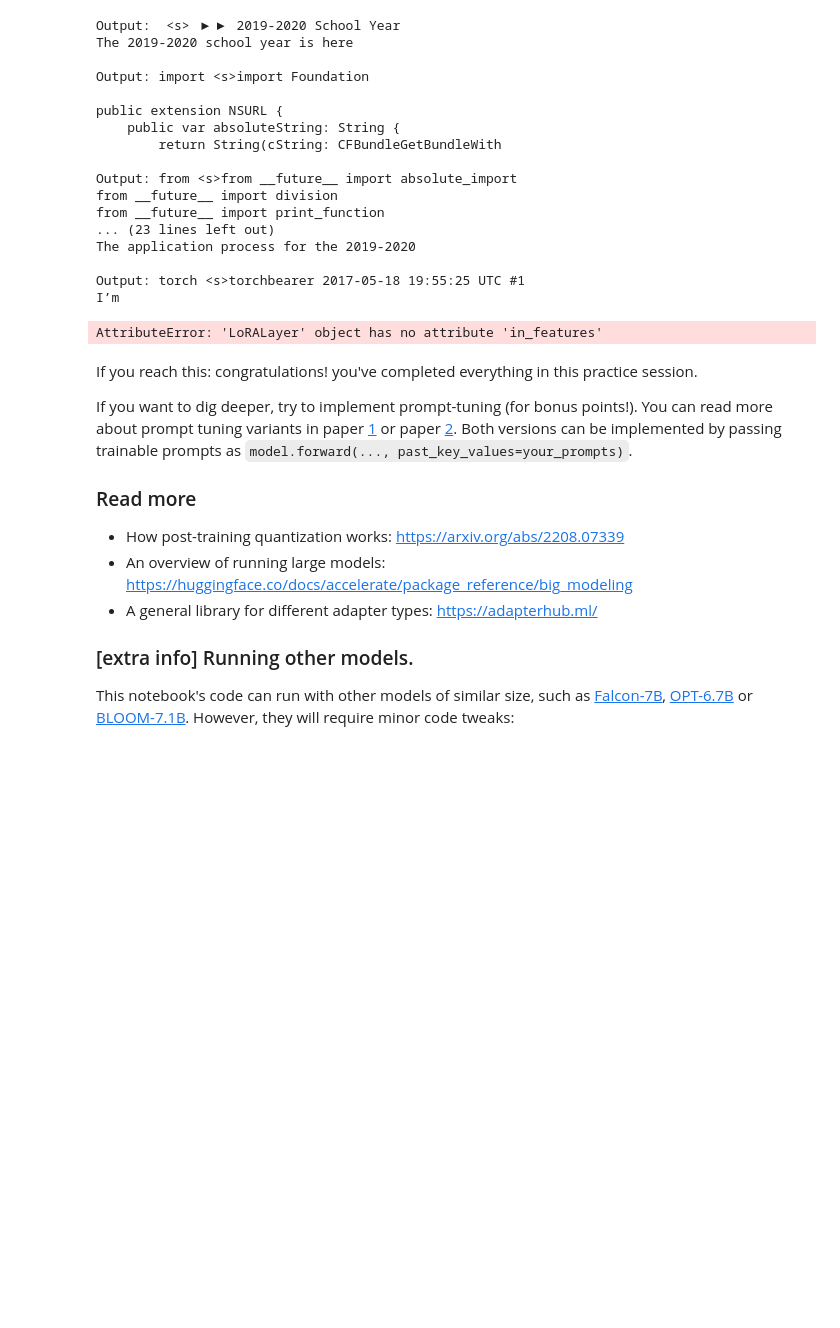
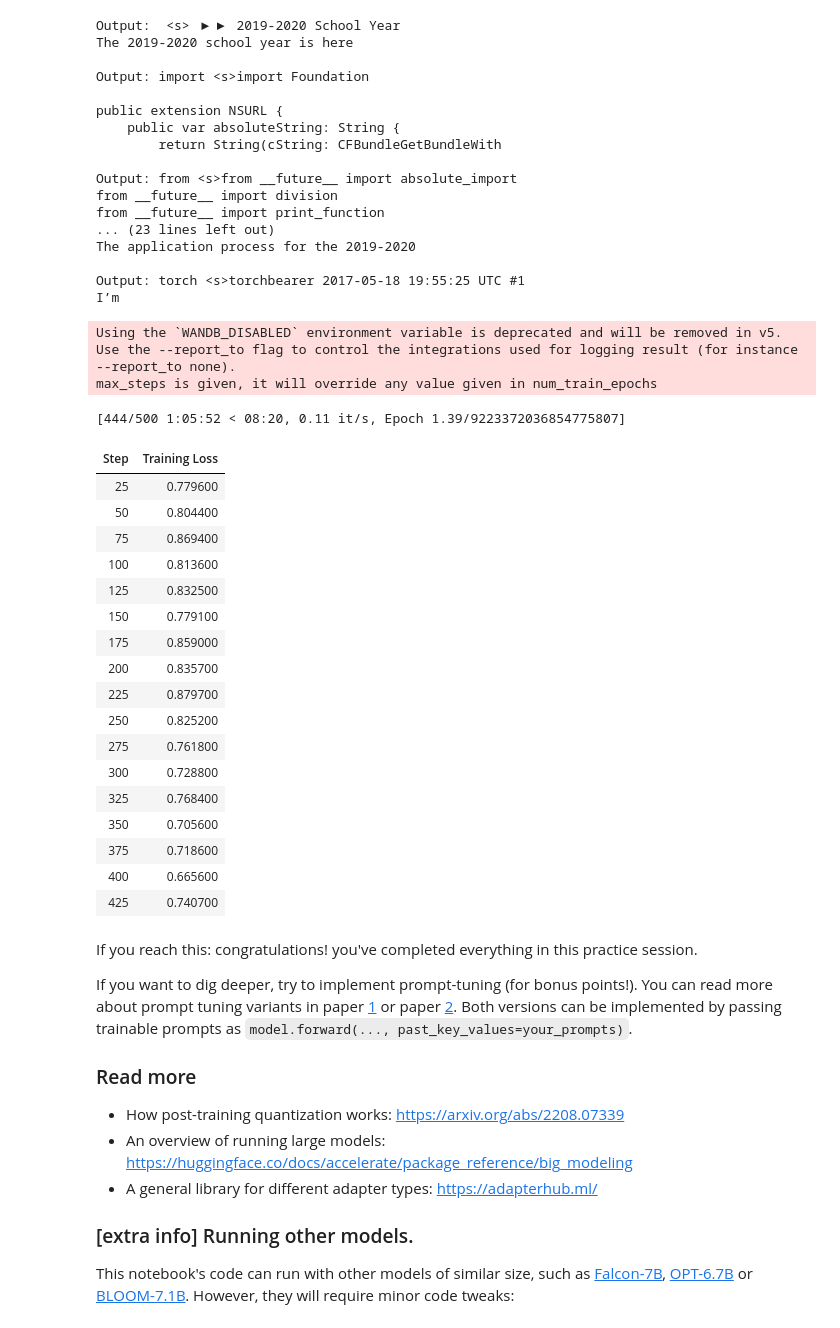
Before and after one commit to MoiseevRoman/NLP-course, a Jupyter notebook: 6.Pretrain_finetune/week_6_homework.ipynb, the cells around one changed output. Saved outputs shown, nothing was run; the diff lists cells and outputs as text; code cells hidden in the pictures; blank space fills up the shorter version.

```diff
--- a/6.Pretrain_finetune/week_6_homework.ipynb
+++ b/6.Pretrain_finetune/week_6_homework.ipynb
@@ -523,34 +523,58 @@ dataset = load_dataset(
     streaming=True
 )
 
-data = dataset.take(500)
+data = dataset.take(1000)
 
 
 data = data.map(lambda samples: tokenizer(samples['content'], truncation=True, padding="max_length", max_length=512), batched=True)
 model._hf_peft_config_loaded = True  # silence a warning from HF trainer
+# %%
+model.lm_head = LoRALayer(model.lm_head, rank=lora_rank).to(device)
 # %%
-model.lm_head = LoRALayer(model.lm_head, rank=lora_rank)
+import os
+os.environ["WANDB_DISABLED"] = "true"
+
 trainer = transformers.Trainer(
     model=model, train_dataset=data,
     args=transformers.TrainingArguments(
         report_to=None,
-        per_device_train_batch_size=4,
+        per_device_train_batch_size=1,
         gradient_accumulation_steps=4, # for effectively larger batch size
         warmup_steps=50,
         max_steps=500,
         learning_rate=2e-4,
         fp16=True,
         logging_steps=25,
         output_dir='outputs',
         optim="paged_adamw_8bit",
         ddp_find_unused_parameters=False,
         save_strategy="no" # to make it work as of October 2025 (thanks, Vlad!)
     ),
     data_collator=transformers.DataCollatorForLanguageModeling(tokenizer, mlm=False)
 )
 # if you see cache warnings, set `model.config.use_cache = False` to silence them. Please re-enable for inference!
 
 trainer.train()
 # %% [output]
-AttributeError: 'LoRALayer' object has no attribute 'in_features'
+Using the `WANDB_DISABLED` environment variable is deprecated and will be removed in v5. Use the --report_to flag to control the integrations used for logging result (for instance --report_to none).
+max_steps is given, it will override any value given in num_train_epochs
+[444/500 1:05:52 < 08:20, 0.11 it/s, Epoch 1.39/9223372036854775807]
+| Step | Training Loss |
+| 25 | 0.779600 |
+| 50 | 0.804400 |
+| 75 | 0.869400 |
+| 100 | 0.813600 |
+| 125 | 0.832500 |
+| 150 | 0.779100 |
+| 175 | 0.859000 |
+| 200 | 0.835700 |
+| 225 | 0.879700 |
+| 250 | 0.825200 |
+| 275 | 0.761800 |
+| 300 | 0.728800 |
+| 325 | 0.768400 |
+| 350 | 0.705600 |
+| 375 | 0.718600 |
+| 400 | 0.665600 |
+| 425 | 0.740700 |
 # %%
```
Also changed, not shown: parts of 4 cells of this notebook.
